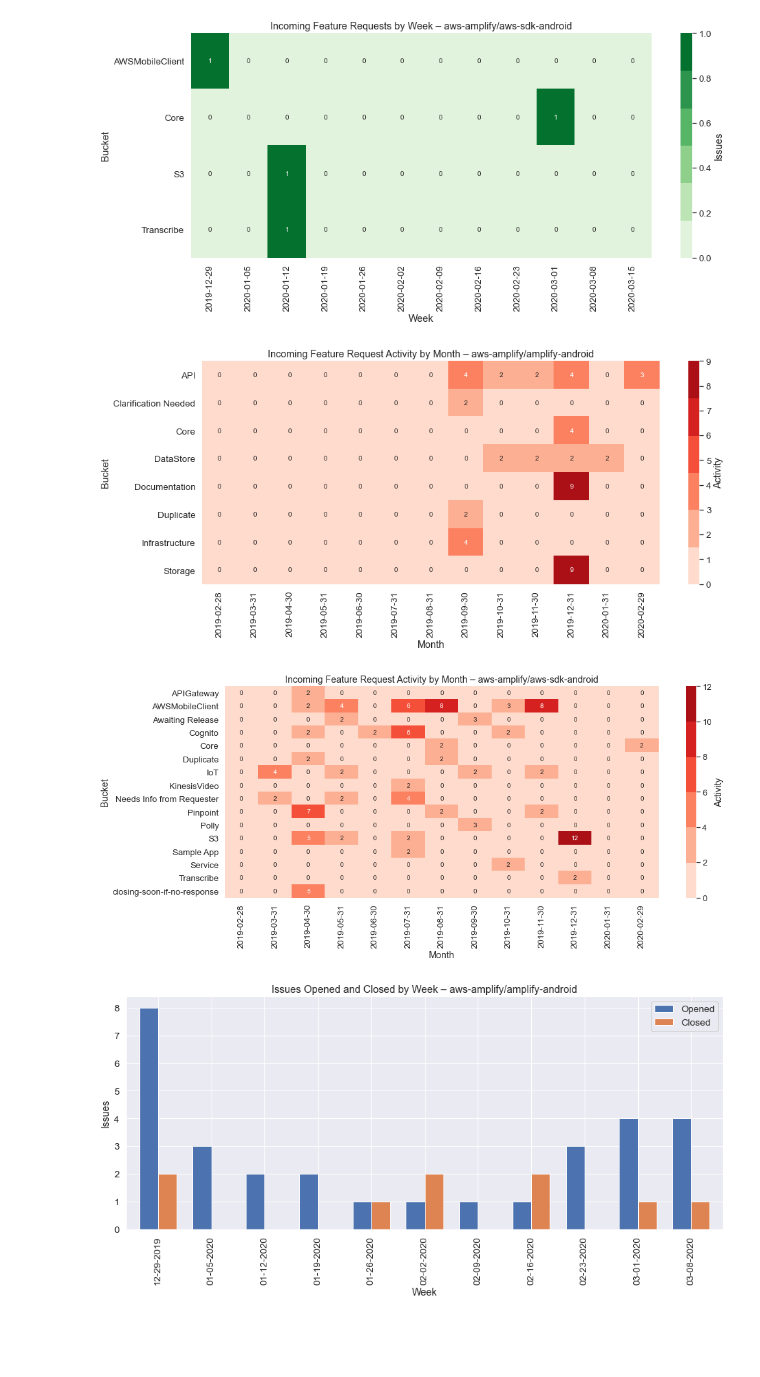
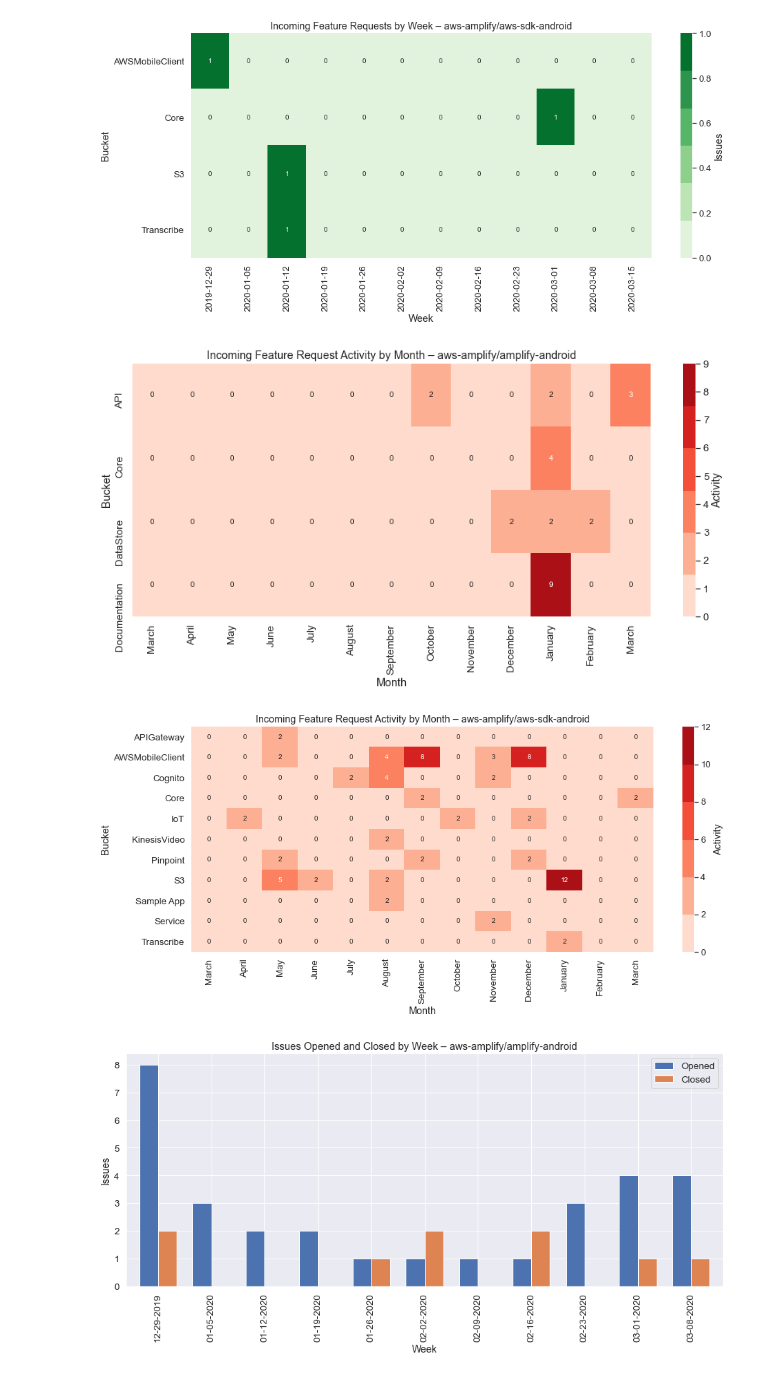
Before and after one commit to jpignata/notebooks, a Jupyter notebook: GitHub Issue Stats by Incoming.ipynb, the cells around one changed output. Cells and saved outputs as stored; diff of their text form; code cells hidden in the pictures; blank space fills up the shorter version.

Commit message:
Make activity graphs better-er

```diff
--- a/GitHub Issue Stats by Incoming.ipynb
+++ b/GitHub Issue Stats by Incoming.ipynb
@@ -218,9 +218,9 @@ for repo_name, df in repos.items():
     df = df.loc[df.bucket == 'Bug']
     df = df.pivot(index='created_at', columns='label', values='score')
     df = pd.concat([df, pd.DataFrame(index=[date for date in idx])])
-    df = df.resample('M', label='left').sum().transpose()
+    df = df.resample('M', label='right').sum().transpose()
 
-    dates = df.columns.strftime('%Y-%m-%d').sort_values().unique()
+    dates = df.columns.strftime('%B')
     ax = sns.heatmap(df, xticklabels=dates, cmap=sns.color_palette("Reds"), annot=True,
                      cbar_kws={'label': 'Activity'})
     ax.set(xlabel='Month', ylabel='Bucket', title=f'Open Bug Activity by Open Month – {repo_name}')
@@ -278,37 +278,38 @@ import seaborn as sns
 import numpy as np
 import pytz
 
 now = datetime.utcnow().replace(tzinfo=pytz.utc)
 idx = pd.date_range(now - timedelta(weeks=52), now, freq='W')
 
 sns.set(font_scale=1.2)
 
 %matplotlib inline
 
 for repo_name, df in repos.items():
     plt.subplots(figsize=(15, 6))
 
     df = df.loc[df.created_at > now - timedelta(weeks=52)]
+    df = df[~(df.closed_at > '1970-01-01')]
     df = df.loc[np.array(list(map(len, df.labels.values))) > 0]
     df = df.labels.apply(pd.Series).merge(df, left_index = True, right_index = True)
     df = df.drop(["labels"], axis = 1)
     df = df.melt(id_vars = ['id', 'bucket', 'created_at', 'closed_at', 'score'], value_name = 'label')
     df = df.dropna(subset=['label'])
     df = df.loc[df.label.apply(lambda l: l not in issue_buckets.keys())]
     df = df.loc[df.bucket == 'Feature Request']
     df = df.pivot(index='created_at', columns='label', values='score')
     df = pd.concat([df, pd.DataFrame(index=[date for date in idx])])
-    df = df.resample('M', label='left').sum().transpose()
+    df = df.resample('M', label='right').sum().transpose()
 
-    dates = df.columns.strftime('%Y-%m-%d').sort_values().unique()
+    dates = df.columns.strftime('%B')
     ax = sns.heatmap(df, xticklabels=dates, cmap=sns.color_palette("Reds"), annot=True,
                      cbar_kws={'label': 'Activity'})
     ax.set(xlabel='Month', ylabel='Bucket', title=f'Incoming Feature Request Activity by Month – {repo_name}')
 
     plt.show()
 # %% [output]
-[figure, old version]
+[figure, new version]
-[figure, old version]
+[figure, new version]
 # %%
 # Issues Opened and Closed by Week
 
```
Also changed, not shown: parts of 1 cell of this notebook.
